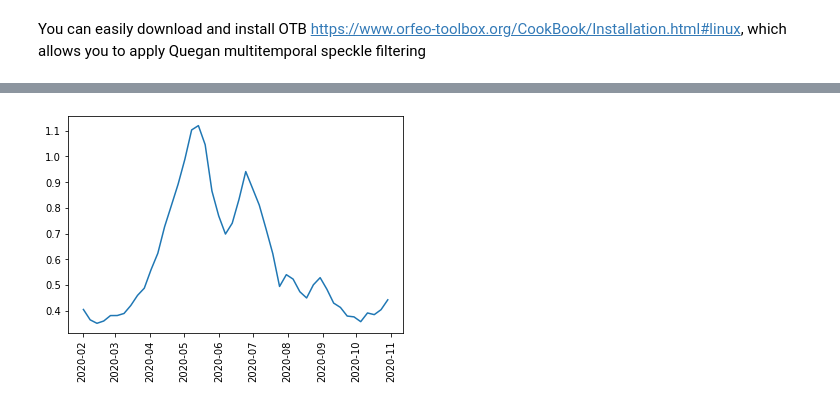
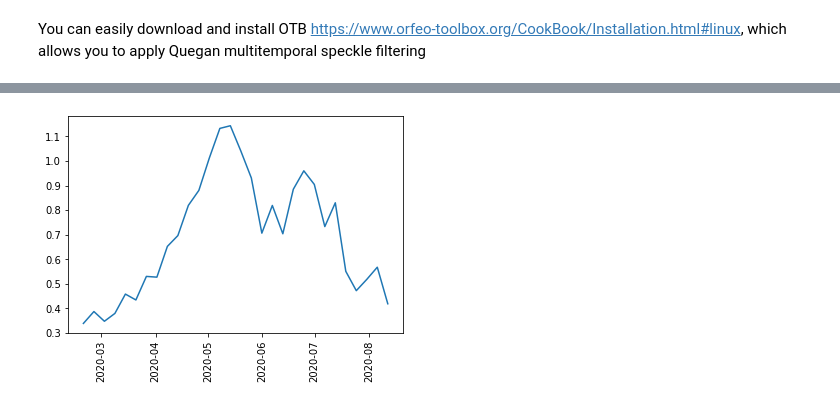
Before and after one commit to sentinel-hub/eo-learn-examples, a Jupyter notebook: eo-crops/examples/Sentinel data.ipynb, the cells around one changed output, grey strips where cells are left out. Cells and saved outputs as stored; diff of their text form; code cells hidden in the pictures.

```diff
--- a/eo-crops/examples/Sentinel data.ipynb
+++ b/eo-crops/examples/Sentinel data.ipynb
@@ -48,7 +48,7 @@ config = utils_sh.config_sentinelhub_cred(api, client_id, client_secret)
 #Provide here your planet API key
 config.planet_key = ''
 # %%
-time_period = ('2020-04-15', '2020-06-15')
+time_period = ('2020-02-15', '2020-08-15')
 kwargs = dict(polygon=shapefile_input,
               time_stamp=time_period,
               config=config)
@@ -136,7 +139,7 @@ plt.show()
 You can easily download and install OTB https://www.orfeo-toolbox.org/CookBook/Installation.html#linux, which allows you to apply Quegan multitemporal speckle filtering
 # %%
 #Can take around 30 seconds
-mutlitemp = cmd_otb.MultitempSpeckleFiltering(otb_path = '/home/s999379/git-repo/OTB-7.4.0-Linux64/bin',
+mutlitemp = cmd_otb.MultitempSpeckleFiltering(otb_path = '/home/johann/Documents/OTB/OTB-8.0.1-Linux64/bin',
                                              window = 3)
 s1_eopatch = mutlitemp.execute(s1_eopatch)
 # %%
@@ -156,13 +161,13 @@ plt.show()
 # %%
 #LAI Time Series from masked field
 variable = 'RVI_smoothed'
-stats_df = preprocessing.get_time_series_profile(patch = s1_eopatch,
-                                                 variable = variable,
-                                                 mask_name = 'MASK',
-                                                 function = np.nanmean)
-smoothed_rvi =  savgol_filter(stats_df[variable], 5 , 2)
-plt.plot(s1_eopatch.timestamp, smoothed_rvi)
+
+stats_df = preprocessing.get_time_series_profile(feature_array = s1_eopatch.data[variable],
+                                                 crop_mask = s1_eopatch.mask_timeless['MASK'],
+                                                 function=np.nanmedian)
+
+plt.plot(s1_eopatch.timestamp, stats_df)
 plt.xticks(rotation=90)
 plt.show()
 # %% [output]
-[figure, old version]
+[figure, new version]
```
Also changed, not shown: parts of 13 cells of this notebook, 14 other files.
